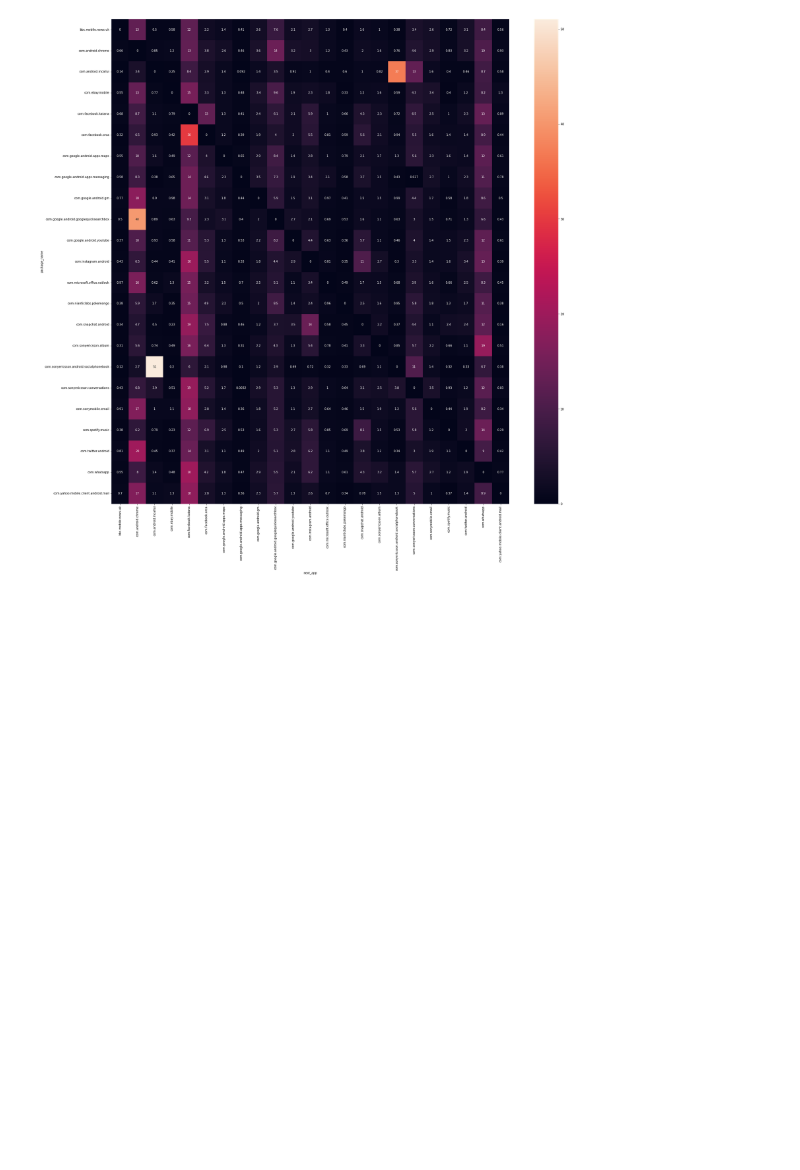
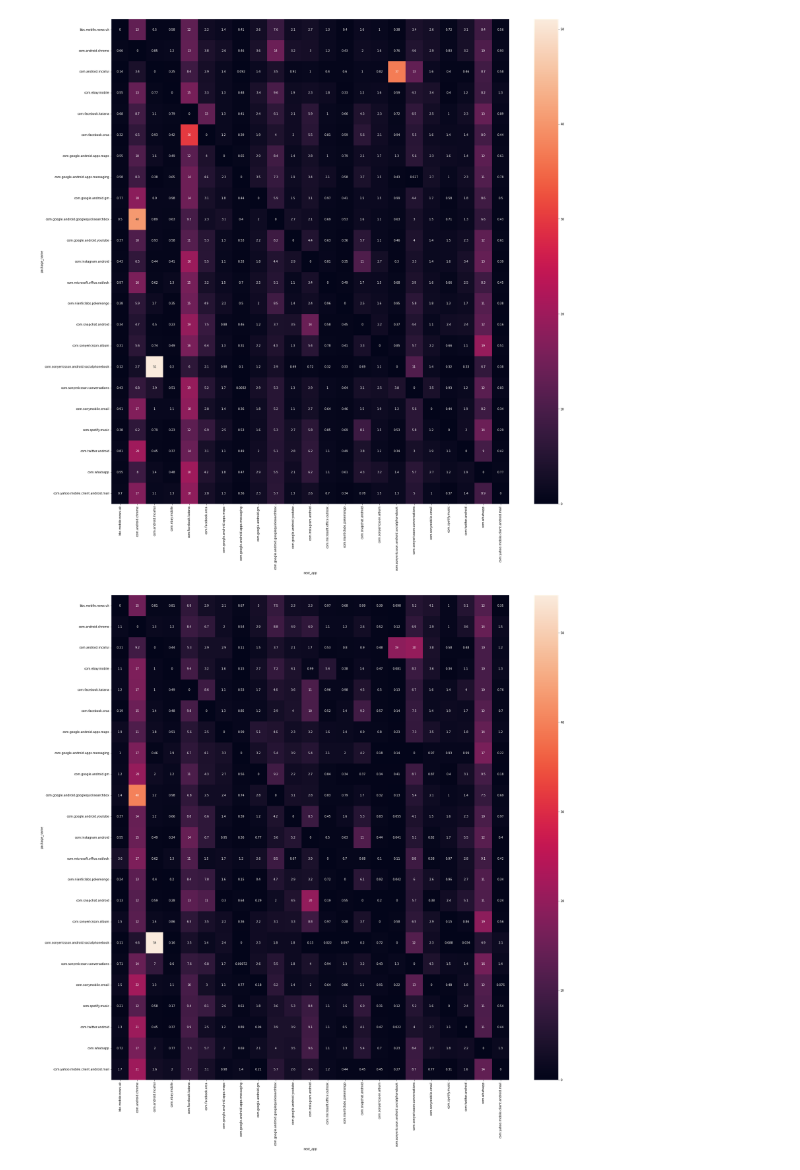
Before and after one commit to ClaraAndersen/motifs_and_competition_in_app_usage, a Jupyter notebook: removing_apps_based_on_coverage1.ipynb, the cells around one changed output. Cells and saved outputs as stored; diff of their text form; code cells hidden in the pictures; blank space fills up the shorter version.

Commit message:
transaction matrix on 70 coverage data

```diff
--- a/removing_apps_based_on_coverage1.ipynb
+++ b/removing_apps_based_on_coverage1.ipynb
@@ -451,10 +434,14 @@ df_transiction = df_numerator.merge(df_next_apps_sum, on='package_name')
 # %%
 df_transiction['probability'] = df_transiction.next_count_x/df_transiction.next_count_y*100
+df_transiction_merge['probability'] = df_transiction_merge.next_count_x/df_transiction_merge.next_count_y*100
 # %%
 df_transiction.drop(['next_count_x', 'next_count_y'], axis=1, inplace=True)
+df_transiction_merge.drop(['next_count_x', 'next_count_y'], axis=1, inplace=True)
 # %%
 Transaction_matrix = df_transiction.set_index(['package_name','next_app']).stack().unstack(level=1).droplevel(1)
+Transaction_matrix_merge = df_transiction_merge.set_index(['package_name','next_app']).stack().unstack(level=1).droplevel(1)
 # %%
 Transaction_matrix=Transaction_matrix.fillna(0)
+Transaction_matrix_merge=Transaction_matrix_merge.fillna(0)
 # %%
 Transaction_matrix
@@ -484,3 +451,9 @@ ax = sns.heatmap(Transaction_matrix, annot=True)
 #ax.set_title('Transaction matrix of 23 frequent apps from 70% apps coverage in whole dataset ')
 # %% [output]
 [figure]
+# %%
+fig1, ax1 = plt.subplots(figsize=(30,30))
+ax1 = sns.heatmap(Transaction_matrix_merge, annot=True)
+#ax.set_title('Transaction matrix of 23 frequent apps from 70% apps coverage in 70 coverage dataset  ')
+# %% [output]
+[figure, added]
```
Also changed, not shown: parts of 40 cells of this notebook.
